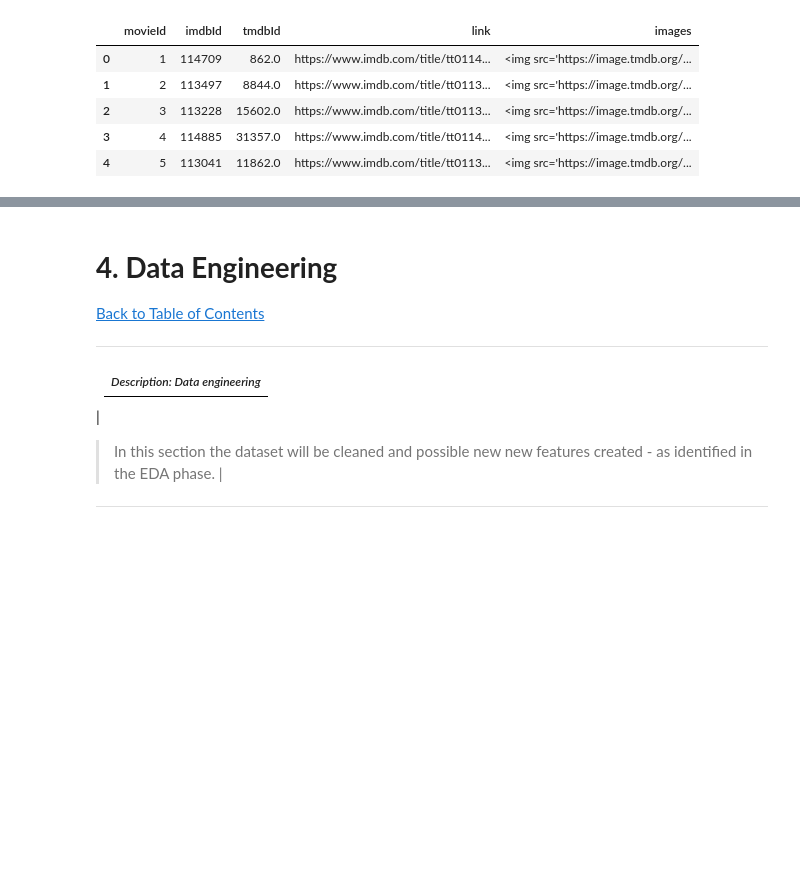
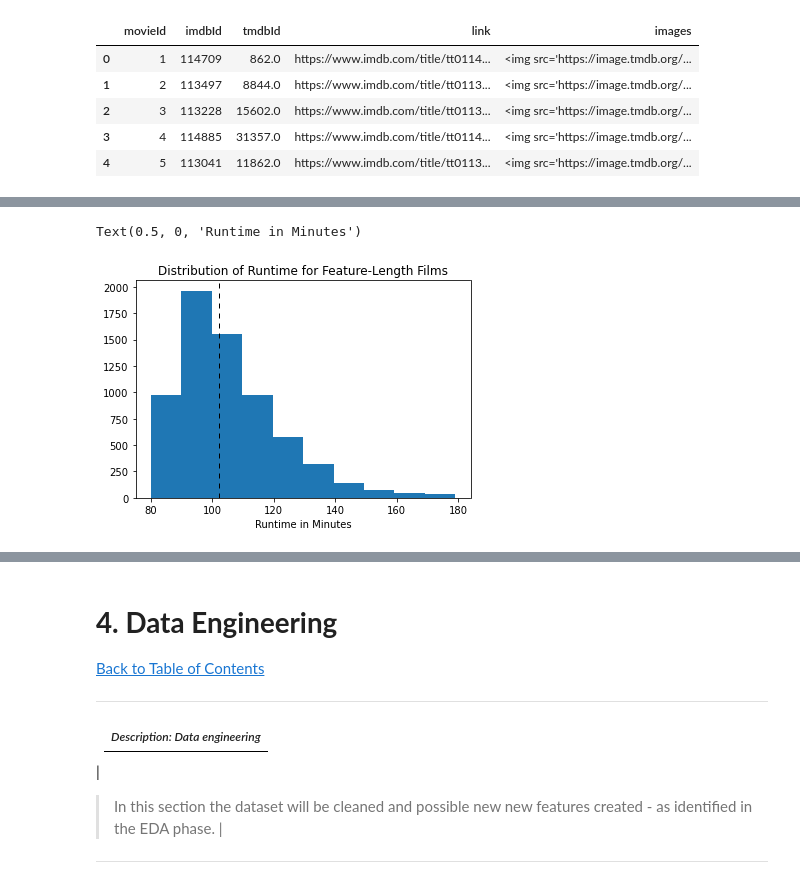
Before and after one commit to CaitMc/Team_ES2_Unsupervised_Predict, a Jupyter notebook: Team ES2 Unsupervised Predict.ipynb, the cells around one changed output, grey strips where cells are left out. Drawn from its saved outputs; the diff is of its cells as text; code cells hidden in the pictures; blank space fills up the shorter version.

```diff
--- a/Team ES2 Unsupervised Predict.ipynb
+++ b/Team ES2 Unsupervised Predict.ipynb
@@ -639,0 +713,10 @@ HTML(movies_by_year.to_html(escape=False))
+# %%
+feature_length = df_imdb[df_imdb['feature_length'] == 'Feature-length']
+
+plt.hist(feature_length['runtime'])
+plt.axvline((feature_length['runtime'].median()), color='k', dashes=[5,5] , linewidth=1) #Create reference line
+plt.title('Distribution of Runtime for Feature-Length Films')
+plt.xlabel('Runtime in Minutes')
+# %% [output]
+Text(0.5, 0, 'Runtime in Minutes')
+[figure, added]
```
Also changed, not shown: parts of 11 cells of this notebook.
